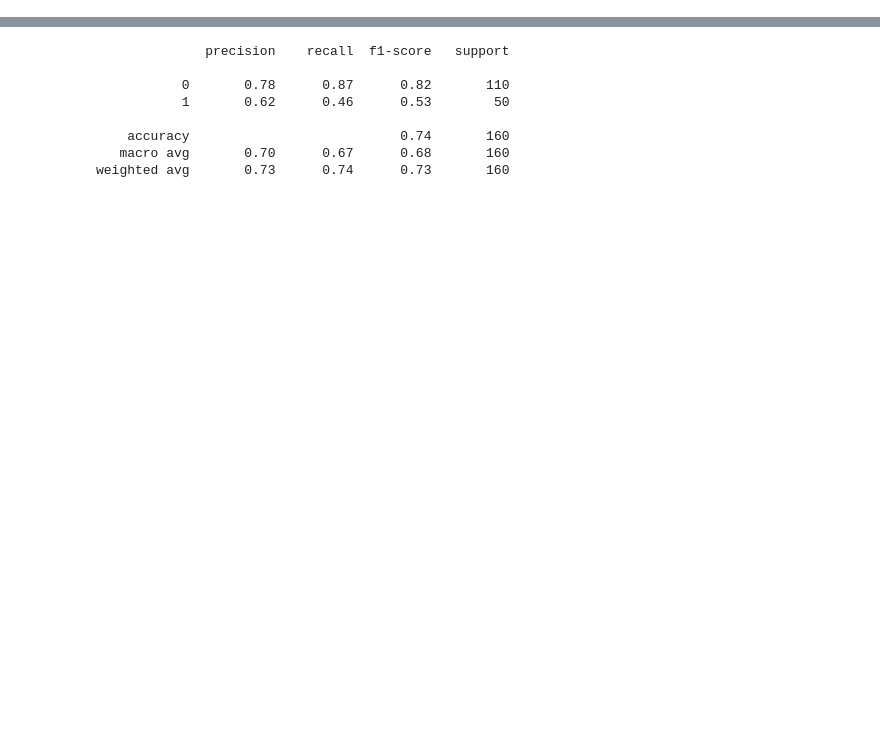
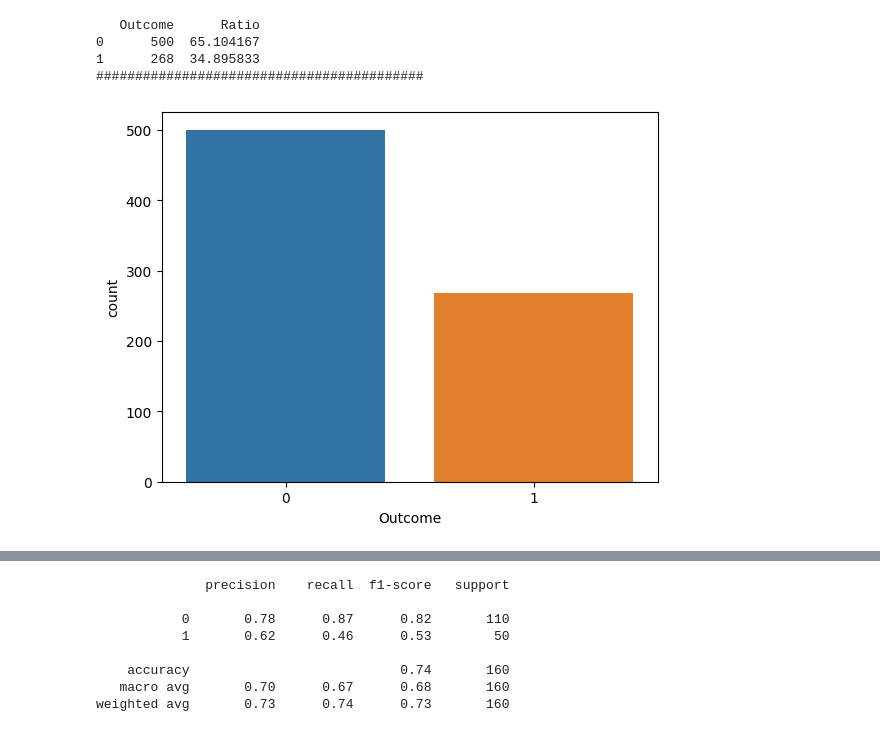
Before and after one commit to Natnarin-ph/Machine_Bias_Project_SC348810, a Jupyter notebook: Milestone1_materials/logistic_regression.ipynb, the cells around one changed output, grey strips where cells are left out. Cells and saved outputs as stored; diff of their text form; code cells hidden in the pictures; blank space fills up the shorter version.

```diff
--- a/Milestone1_materials/logistic_regression.ipynb
+++ b/Milestone1_materials/logistic_regression.ipynb
@@ -34,0 +57,15 @@ import seaborn as sns
+# %%
+def cat_summary(dataframe, col_name, plot=False):
+    print(pd.DataFrame({col_name: dataframe[col_name].value_counts(),
+                        "Ratio": 100 * dataframe[col_name].value_counts() / len(dataframe)}))
+    print("##########################################")
+    if plot:
+        sns.countplot(x=dataframe[col_name], data=dataframe)
+# %%
+cat_summary(df, "Outcome", plot=True)
+# %% [output]
+   Outcome      Ratio
+0      500  65.104167
+1      268  34.895833
+##########################################
+[figure, added]
```
Also changed, not shown: parts of 15 cells of this notebook.
